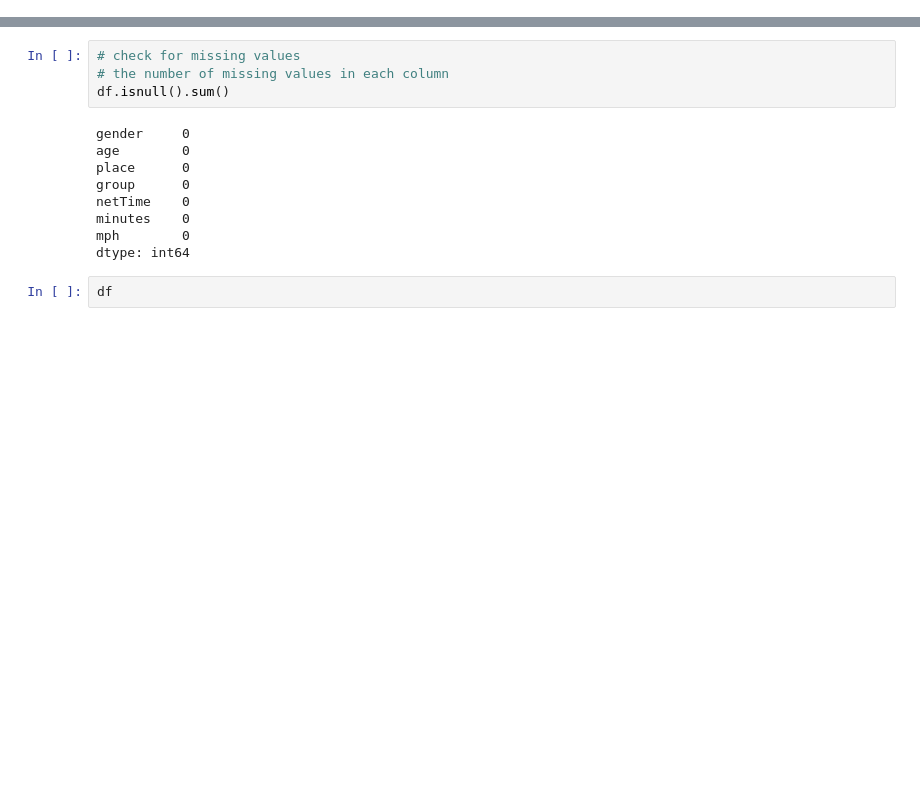
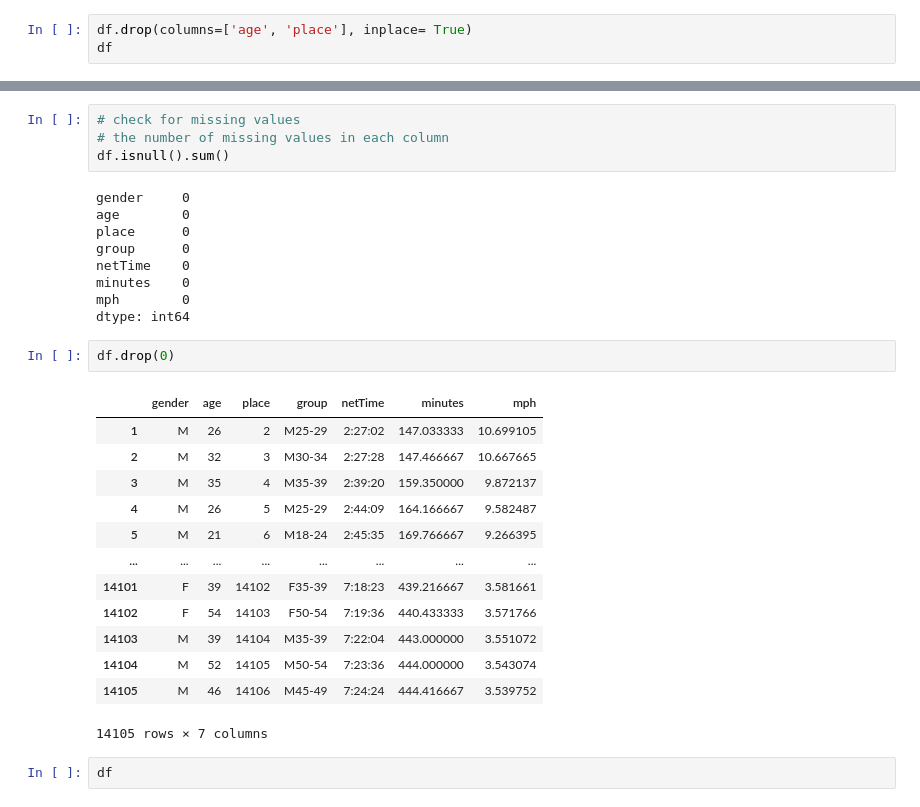
Before and after one commit to singparvi/DS-Unit-1-Sprint-1-Data-Wrangling-and-Storytelling, a Jupyter notebook: module1-exploratory-data-analysis/LS_DS_111_Exploratory_Data_Analysis.ipynb, the cells around one changed output, grey strips where cells are left out. Cells and saved outputs as stored; diff of their text form; blank space fills up the shorter version.

```diff
--- a/module1-exploratory-data-analysis/LS_DS_111_Exploratory_Data_Analysis.ipynb
+++ b/module1-exploratory-data-analysis/LS_DS_111_Exploratory_Data_Analysis.ipynb
@@ -266,3 +275,6 @@ df
 | 14104 | M | 52 | 14105 | M50-54 | 7:23:36 | 444.000000 | 3.543074 |
 | 14105 | M | 46 | 14106 | M45-49 | 7:24:24 | 444.416667 | 3.539752 |
 14106 rows × 7 columns
+# %%
+df.drop(columns=['age', 'place'], inplace= True)
+df
@@ -384,6 +435,22 @@ netTime    0
 minutes    0
 mph        0
 dtype: int64
+# %%
+df.drop(0)
+# %% [output]
+|  | gender | age | place | group | netTime | minutes | mph |
+| 1 | M | 26 | 2 | M25-29 | 2:27:02 | 147.033333 | 10.699105 |
+| 2 | M | 32 | 3 | M30-34 | 2:27:28 | 147.466667 | 10.667665 |
+| 3 | M | 35 | 4 | M35-39 | 2:39:20 | 159.350000 | 9.872137 |
+| 4 | M | 26 | 5 | M25-29 | 2:44:09 | 164.166667 | 9.582487 |
+| 5 | M | 21 | 6 | M18-24 | 2:45:35 | 169.766667 | 9.266395 |
+| ... | ... | ... | ... | ... | ... | ... | ... |
+| 14101 | F | 39 | 14102 | F35-39 | 7:18:23 | 439.216667 | 3.581661 |
+| 14102 | F | 54 | 14103 | F50-54 | 7:19:36 | 440.433333 | 3.571766 |
+| 14103 | M | 39 | 14104 | M35-39 | 7:22:04 | 443.000000 | 3.551072 |
+| 14104 | M | 52 | 14105 | M50-54 | 7:23:36 | 444.000000 | 3.543074 |
+| 14105 | M | 46 | 14106 | M45-49 | 7:24:24 | 444.416667 | 3.539752 |
+14105 rows × 7 columns
 # %%
 df
 # %% [output]
```
Also changed, not shown: parts of 14 cells of this notebook.
